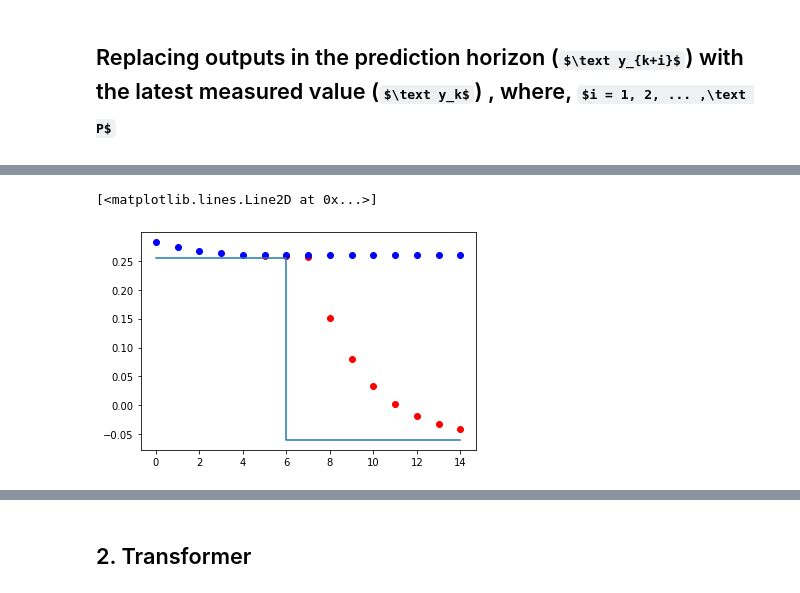
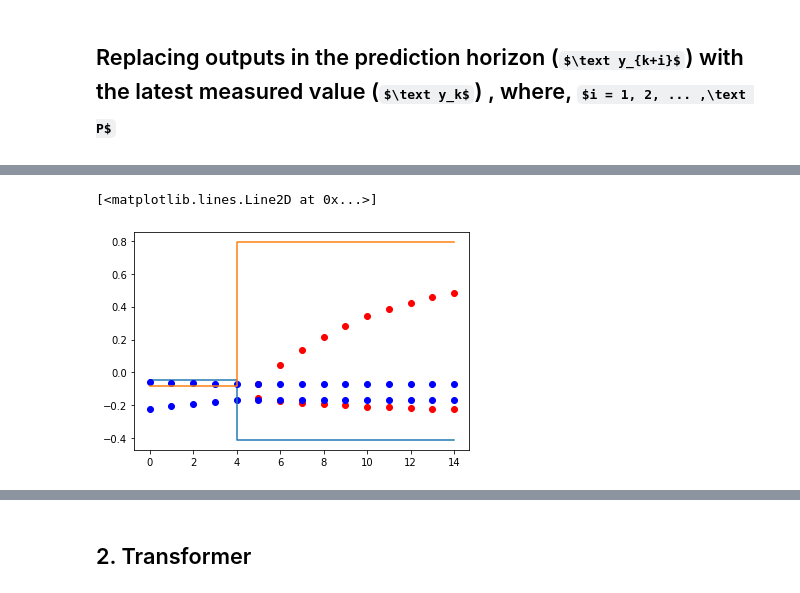
Before and after one commit to BYU-PRISM/Transformer_MPC, a Jupyter notebook: 02_Surrogate/FOPDT/MIMO/01_2_Transformer_Training_FOPDT_Multistep_prediction.ipynb, the cells around one changed output, grey strips where cells are left out. Cells and saved outputs as stored; diff of their text form; code cells hidden in the pictures; some formulas as TeX source.

```diff
--- a/02_Surrogate/FOPDT/MIMO/01_2_Transformer_Training_FOPDT_Multistep_prediction.ipynb
+++ b/02_Surrogate/FOPDT/MIMO/01_2_Transformer_Training_FOPDT_Multistep_prediction.ipynb
@@ -67,9 +75,9 @@ P = 10
 
 # Scale features
 s1 = MinMaxScaler(feature_range=(-1,1))
-Xs = s1.fit_transform(data[['u','y']])
+Xs = s1.fit_transform(data[['u1', 'u2', 'y1', 'y2']])
 s2 = MinMaxScaler(feature_range=(-1,1))
-Ys = s2.fit_transform(data[['y']])
+Ys = s2.fit_transform(data[['y1', 'y2']])
 # %%
 Ys.shape, Xs.shape
 # %% [output]
@@ -94,7 +104,7 @@ dump(model_params, open(path + 'model_param_MIMO.pkl', 'wb'))
 # %%
 nstep = Xs.shape[0]
 val_ratio = 0.5
-cut_index = np.int(nstep*val_ratio) # index number to separate the training and validation set
+cut_index = int(nstep*val_ratio) # index number to separate the training and validation set
 print(cut_index)
 Xs_train = Xs[0:cut_index]
 Ys_train = Ys[0:cut_index]
@@ -126,13 +136,15 @@ X_val, Y_val = np.array(X_val), np.array(Y_val)
 ## Replacing outputs in the prediction horizon ($\text y_{k+i}$) with the latest measured value ($\text y_k$)  , where, $i = 1, 2, ... ,\text P$
 # %%
 for i in range(0, len(X_train)):
-  X_train[i][window:,1] = X_train[i][window-1,1]
+  X_train[i][window:,2] = X_train[i][window-1,2]
+  X_train[i][window:,3] = X_train[i][window-1,3]
 
 for i in range(0, len(X_val)):
-  X_val[i][window:,1] = X_val[i][window-1,1]
+  X_val[i][window:,2] = X_val[i][window-1,2]
+  X_val[i][window:,3] = X_val[i][window-1,3]
 # %%
 # Demension of training data set
-Y_train = np.reshape(Y_train, (Y_train.shape[0], Y_train.shape[1]))
-Y_val = np.reshape(Y_val, (Y_val.shape[0], Y_val.shape[1]))
+# Y_train = np.reshape(Y_train, (Y_train.shape[0], Y_train.shape[1]*Y_train.shape[2]))
+# Y_val = np.reshape(Y_val, (Y_val.shape[0], Y_val.shape[1]*Y_val.shape[2]))
 np.shape(X_train), np.shape(Y_train)
 # %% [output]
@@ -160,12 +172,14 @@ X_train[15], Y_train[15]
 # %%
 i = 155
 t = np.linspace(0, 14, 15)
 plt.plot(t[5:],Y_train[i],'ro')
-plt.plot(t, X_train[i][:,1],'bo')
+plt.plot(t, X_train[i][:,2],'bo')
 plt.step(t, X_train[i][:,0])
+plt.plot(t, X_train[i][:,3],'bo')
+plt.step(t, X_train[i][:,1])
 # %% [output]
 [<matplotlib.lines.Line2D at 0x...>]
-[figure, old version]
+[figure, new version]
 # %%
 Y_train[160]
 # %% [output]
```
Also changed, not shown: parts of 17 cells of this notebook, 6 other files.
